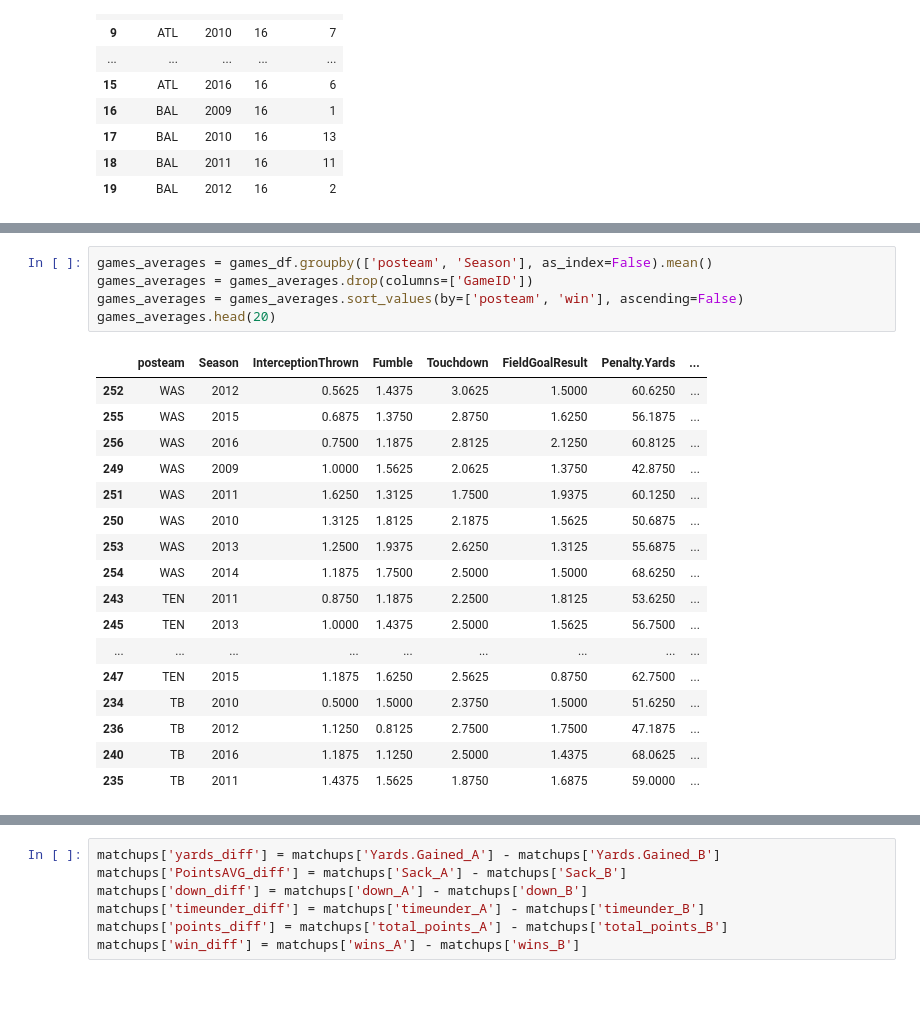
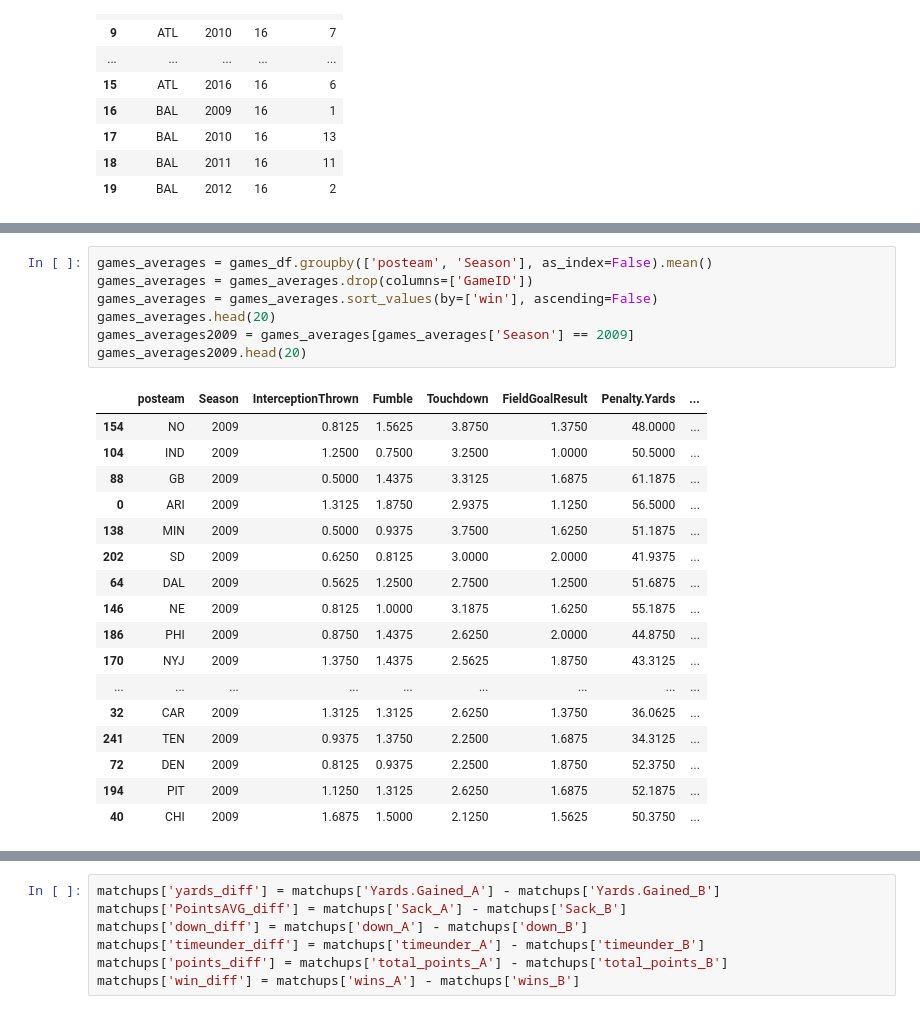
Before and after one commit to tinge5/finalProjectML, a Jupyter notebook: notebooks/DataVisualization.ipynb, the cells around one changed output, grey strips where cells are left out. Cells and saved outputs as stored; diff of their text form.

Commit message:
fixed dataset to predict based on averages

```diff
--- a/notebooks/DataVisualization.ipynb
+++ b/notebooks/DataVisualization.ipynb
@@ -112,23 +174,25 @@ season_games.head(20)
 # %%
 games_averages = games_df.groupby(['posteam', 'Season'], as_index=False).mean()
 games_averages = games_averages.drop(columns=['GameID'])
-games_averages = games_averages.sort_values(by=['posteam', 'win'], ascending=False)
+games_averages = games_averages.sort_values(by=['win'], ascending=False)
 games_averages.head(20)
+games_averages2009 = games_averages[games_averages['Season'] == 2009]
+games_averages2009.head(20)
 # %% [output]
 |  | posteam | Season | InterceptionThrown | Fumble | Touchdown | FieldGoalResult | Penalty.Yards | ... |
-| 252 | WAS | 2012 | 0.5625 | 1.4375 | 3.0625 | 1.5000 | 60.6250 | ... |
-| 255 | WAS | 2015 | 0.6875 | 1.3750 | 2.8750 | 1.6250 | 56.1875 | ... |
-| 256 | WAS | 2016 | 0.7500 | 1.1875 | 2.8125 | 2.1250 | 60.8125 | ... |
-| 249 | WAS | 2009 | 1.0000 | 1.5625 | 2.0625 | 1.3750 | 42.8750 | ... |
-| 251 | WAS | 2011 | 1.6250 | 1.3125 | 1.7500 | 1.9375 | 60.1250 | ... |
-| 250 | WAS | 2010 | 1.3125 | 1.8125 | 2.1875 | 1.5625 | 50.6875 | ... |
-| 253 | WAS | 2013 | 1.2500 | 1.9375 | 2.6250 | 1.3125 | 55.6875 | ... |
-| 254 | WAS | 2014 | 1.1875 | 1.7500 | 2.5000 | 1.5000 | 68.6250 | ... |
-| 243 | TEN | 2011 | 0.8750 | 1.1875 | 2.2500 | 1.8125 | 53.6250 | ... |
-| 245 | TEN | 2013 | 1.0000 | 1.4375 | 2.5000 | 1.5625 | 56.7500 | ... |
+| 154 | NO | 2009 | 0.8125 | 1.5625 | 3.8750 | 1.3750 | 48.0000 | ... |
+| 104 | IND | 2009 | 1.2500 | 0.7500 | 3.2500 | 1.0000 | 50.5000 | ... |
+| 88 | GB | 2009 | 0.5000 | 1.4375 | 3.3125 | 1.6875 | 61.1875 | ... |
+| 0 | ARI | 2009 | 1.3125 | 1.8750 | 2.9375 | 1.1250 | 56.5000 | ... |
+| 138 | MIN | 2009 | 0.5000 | 0.9375 | 3.7500 | 1.6250 | 51.1875 | ... |
+| 202 | SD | 2009 | 0.6250 | 0.8125 | 3.0000 | 2.0000 | 41.9375 | ... |
+| 64 | DAL | 2009 | 0.5625 | 1.2500 | 2.7500 | 1.2500 | 51.6875 | ... |
+| 146 | NE | 2009 | 0.8125 | 1.0000 | 3.1875 | 1.6250 | 55.1875 | ... |
+| 186 | PHI | 2009 | 0.8750 | 1.4375 | 2.6250 | 2.0000 | 44.8750 | ... |
+| 170 | NYJ | 2009 | 1.3750 | 1.4375 | 2.5625 | 1.8750 | 43.3125 | ... |
 | ... | ... | ... | ... | ... | ... | ... | ... | ... |
-| 247 | TEN | 2015 | 1.1875 | 1.6250 | 2.5625 | 0.8750 | 62.7500 | ... |
-| 234 | TB | 2010 | 0.5000 | 1.5000 | 2.3750 | 1.5000 | 51.6250 | ... |
-| 236 | TB | 2012 | 1.1250 | 0.8125 | 2.7500 | 1.7500 | 47.1875 | ... |
-| 240 | TB | 2016 | 1.1875 | 1.1250 | 2.5000 | 1.4375 | 68.0625 | ... |
-| 235 | TB | 2011 | 1.4375 | 1.5625 | 1.8750 | 1.6875 | 59.0000 | ... |
+| 32 | CAR | 2009 | 1.3125 | 1.3125 | 2.6250 | 1.3750 | 36.0625 | ... |
+| 241 | TEN | 2009 | 0.9375 | 1.3750 | 2.2500 | 1.6875 | 34.3125 | ... |
+| 72 | DEN | 2009 | 0.8125 | 0.9375 | 2.2500 | 1.8750 | 52.3750 | ... |
+| 194 | PIT | 2009 | 1.1250 | 1.3125 | 2.6250 | 1.6875 | 52.1875 | ... |
+| 40 | CHI | 2009 | 1.6875 | 1.5000 | 2.1250 | 1.5625 | 50.3750 | ... |
```
Also changed, not shown: parts of 11 cells of this notebook.
